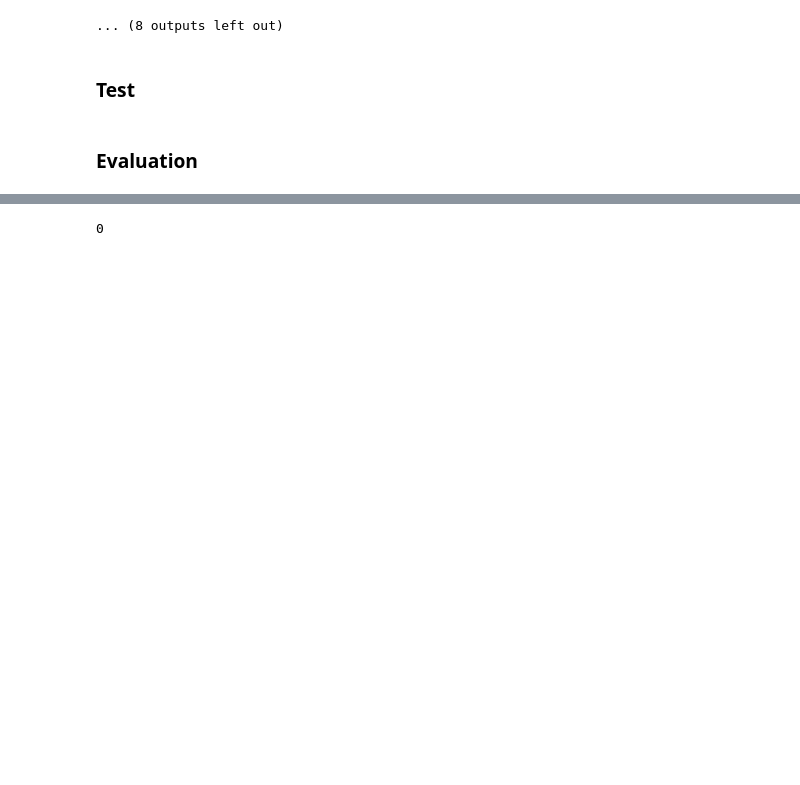
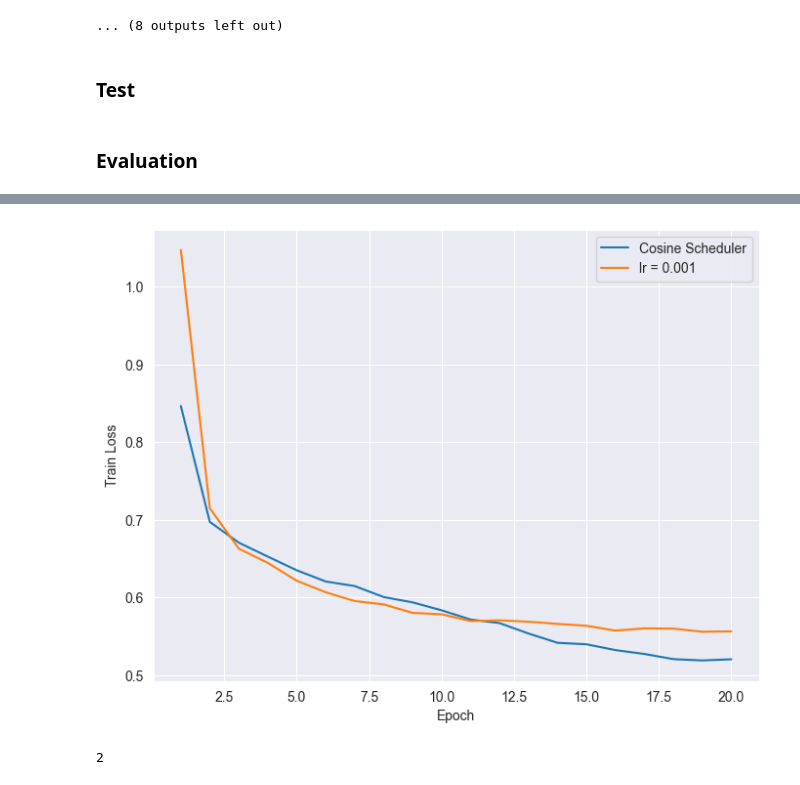
Before and after one commit to parissashahabi/CIFAR-10-Image-Classification-Using-MLP-and-RBF, a Jupyter notebook: training_by_backpropagation/Project_notebook.ipynb, the cells around one changed output, grey strips where cells are left out. Drawn from its saved outputs; the diff is of its cells as text; code cells hidden in the pictures; blank space fills up the shorter version.

```diff
--- a/training_by_backpropagation/Project_notebook.ipynb
+++ b/training_by_backpropagation/Project_notebook.ipynb
@@ -455,23 +457,23 @@ print(f1_score(y_test_numpy, y_predts_numpy, average='weighted'))
 # %%
 # Set up the plot
 sb.set_style("darkgrid")
 plt.figure(figsize=(8, 6))
 
 # Loop through each key in the dictionary and plot a line
 for key, data in train_loss.items():
     sb.lineplot(x=range(1, 21), y=data, label=key)
 
 # Add labels and legend
 
 plt.ylabel('Train Loss')
 plt.xlabel('Epoch')
-plt.legend(title = 'batch size')
 
 # Show the plot
 plt.show()
 print(len(train_acc))
 # %% [output]
+[figure, added]
-0
+2
 # %%
 # train acc
 # Set up the plot
```
Also changed, not shown: parts of 15 cells of this notebook, 40 other files.
